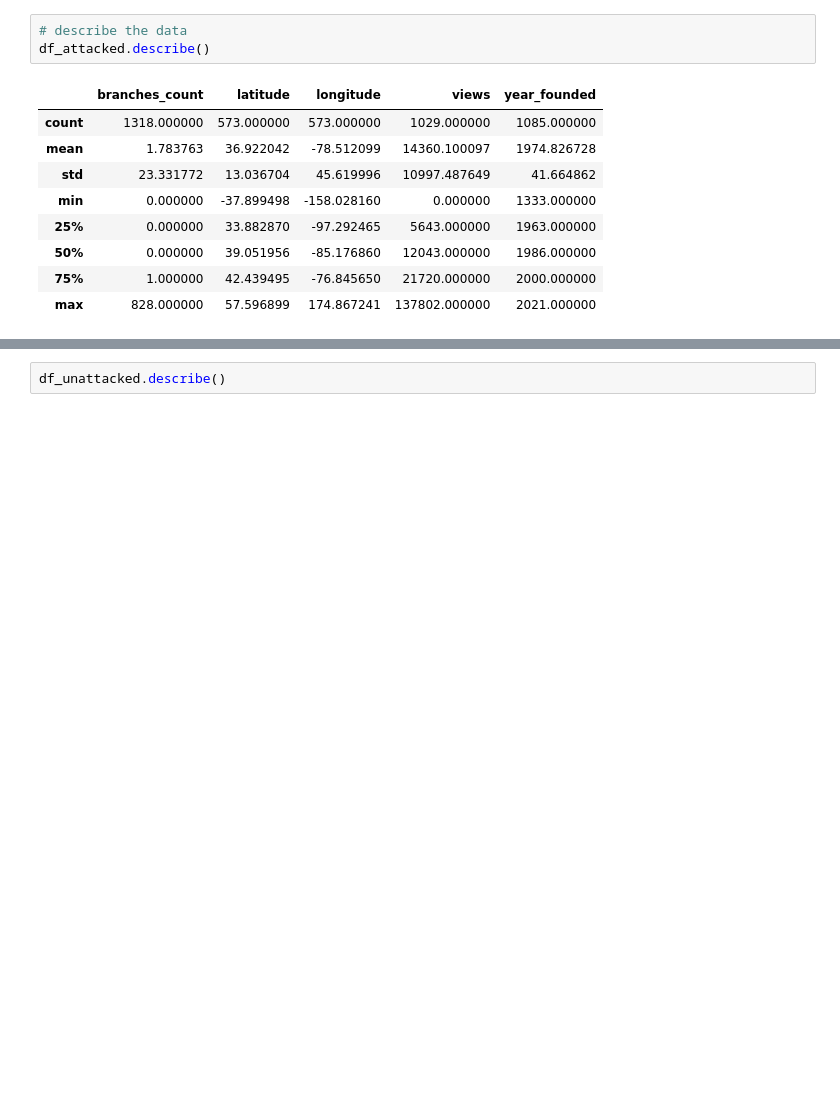
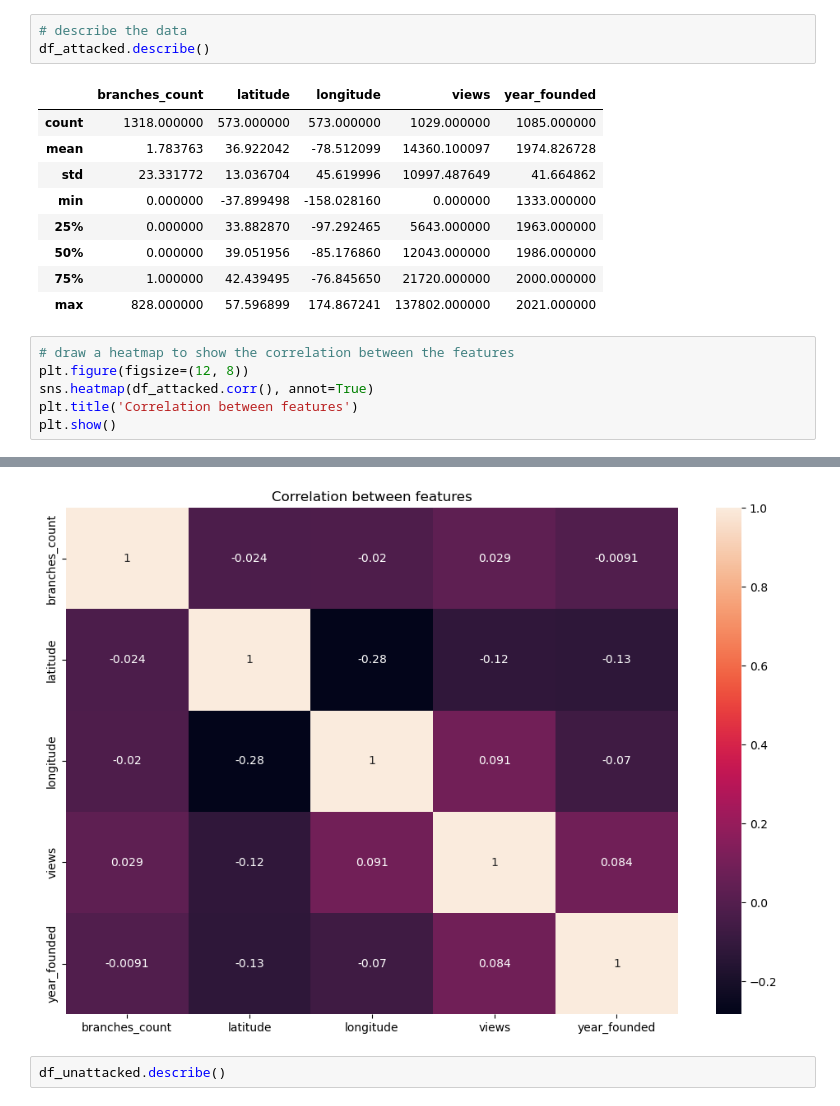
Before and after one commit to DoniaEsawi/Ransomware-Revealed, a Jupyter notebook: data_science.ipynb, the cells around one changed output, grey strips where cells are left out. Drawn from its saved outputs; the diff is of its cells as text; blank space fills up the shorter version.

```diff
--- a/data_science.ipynb
+++ b/data_science.ipynb
@@ -78,3 +78,10 @@ df_attacked.describe()
 | 50% | 0.000000 | 39.051956 | -85.176860 | 12043.000000 | 1986.000000 |
 | 75% | 1.000000 | 42.439495 | -76.845650 | 21720.000000 | 2000.000000 |
 | max | 828.000000 | 57.596899 | 174.867241 | 137802.000000 | 2021.000000 |
+# %%
+# draw a heatmap to show the correlation between the features
+plt.figure(figsize=(12, 8))
+sns.heatmap(df_attacked.corr(), annot=True)
+plt.title('Correlation between features')
+plt.show()
+# %% [output]
@@ -81,3 +89,4 @@ df_attacked.describe()
+[figure, added]
 # %%
 df_unattacked.describe()
 # %% [output]
```
Also changed, not shown: parts of 32 cells of this notebook.
